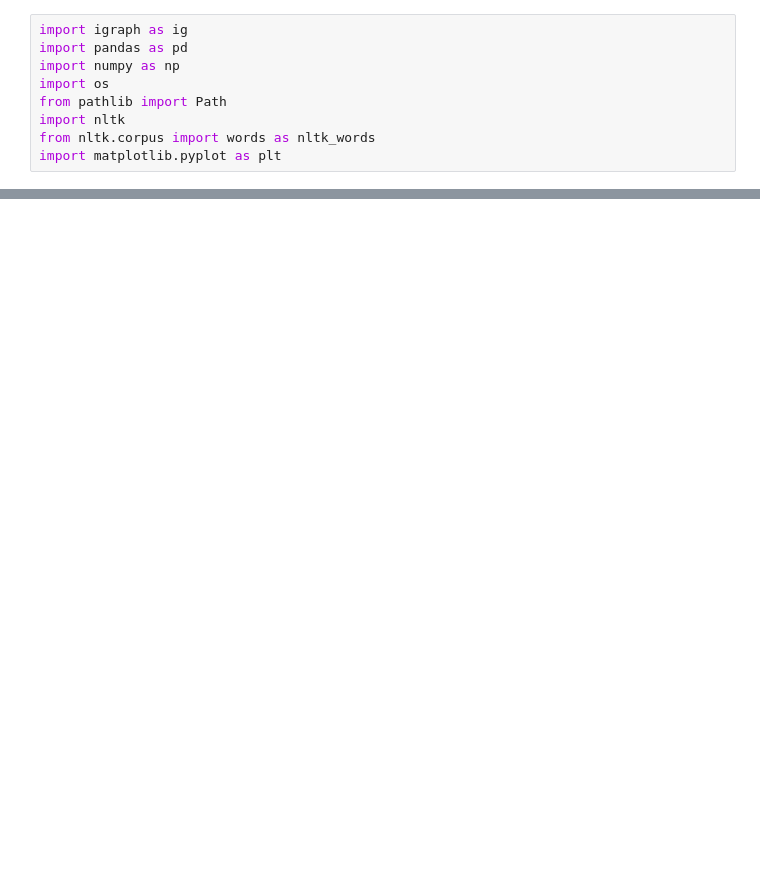
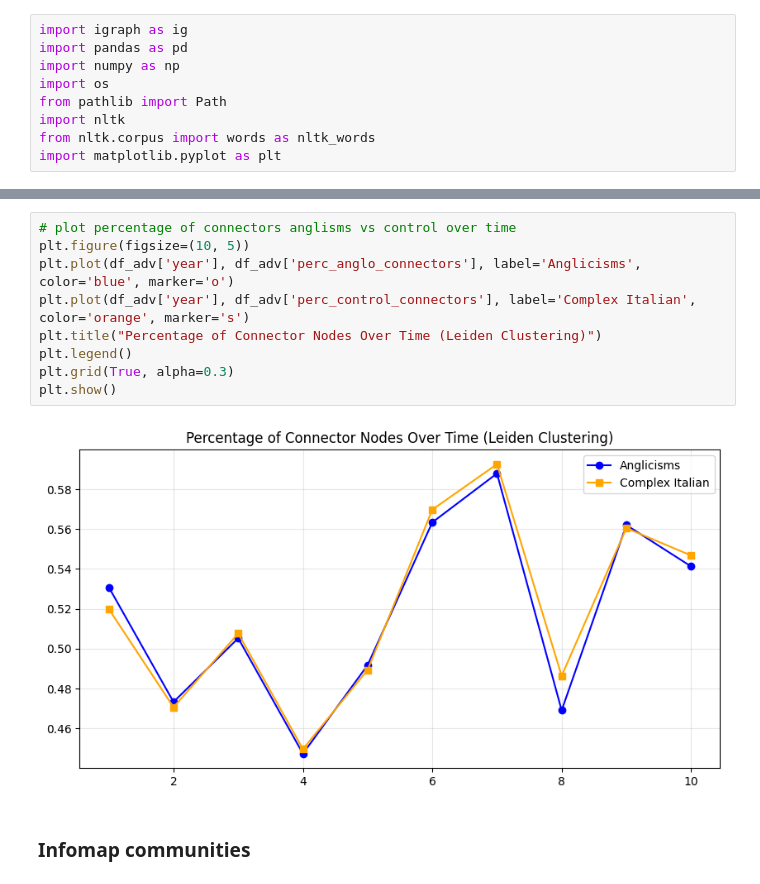
Before and after one commit to ChefBB/acn_project, a Jupyter notebook: dynet/RQ3.ipynb, the cells around one changed output, grey strips where cells are left out. Cells and saved outputs as stored; diff of their text form; blank space fills up the shorter version.

```diff
--- a/dynet/RQ3.ipynb
+++ b/dynet/RQ3.ipynb
@@ -417,0 +413,13 @@ Analisi 10... Fatto.
+# %%
+# plot percentage of connectors anglisms vs control over time
+plt.figure(figsize=(10, 5))
+plt.plot(df_adv['year'], df_adv['perc_anglo_connectors'], label='Anglicisms', color='blue', marker='o')
+plt.plot(df_adv['year'], df_adv['perc_control_connectors'], label='Complex Italian', color='orange', marker='s')
+plt.title("Percentage of Connector Nodes Over Time (Leiden Clustering)")
+plt.legend()
+plt.grid(True, alpha=0.3)
+plt.show()
+# %% [output]
+[figure, added]
+# %% [markdown]
+### Infomap communities
```
Also changed, not shown: parts of 13 cells of this notebook, 2 other files.
